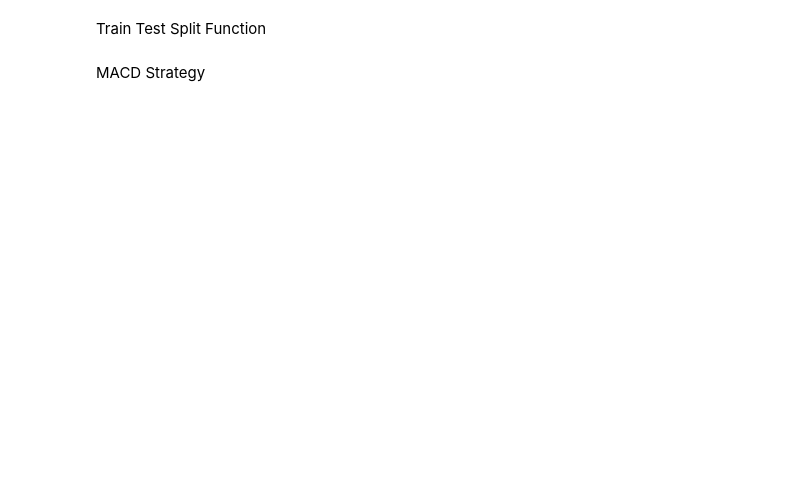
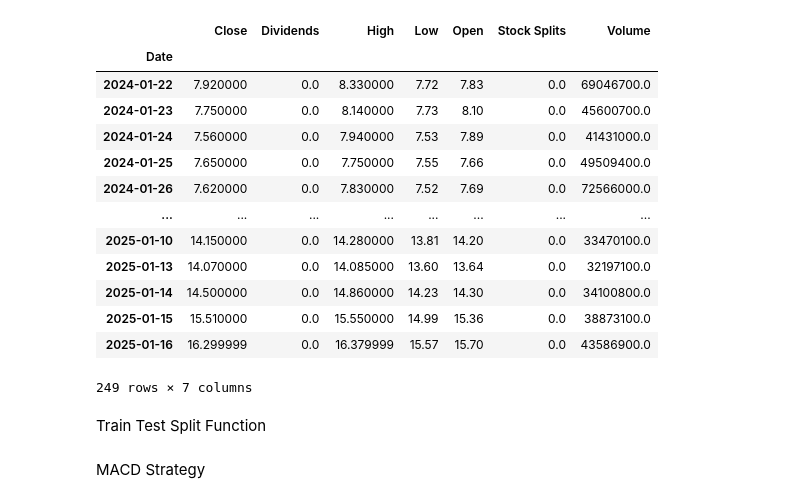
Before and after one commit to mafiom038/qf2103, a Jupyter notebook: SOFI/Strategy_Testing.ipynb, the cells around one changed output. Saved outputs shown, nothing was run; the diff lists cells and outputs as text; code cells hidden in the pictures; blank space fills up the shorter version.

```diff
--- a/SOFI/Strategy_Testing.ipynb
+++ b/SOFI/Strategy_Testing.ipynb
@@ -11,5 +12,21 @@ from sklearn.svm import SVC
 # %%
-sofi = pd.read_csv('SOFI.csv')
+sofi = pd.read_csv('SOFI.csv', parse_dates=['Date'], index_col='Date')
+sofi.dropna()
+# %% [output]
+|  | Close | Dividends | High | Low | Open | Stock Splits | Volume |
+| Date |  |  |  |  |  |  |  |
+| 2024-01-22 | 7.920000 | 0.0 | 8.330000 | 7.72 | 7.83 | 0.0 | 69046700.0 |
+| 2024-01-23 | 7.750000 | 0.0 | 8.140000 | 7.73 | 8.10 | 0.0 | 45600700.0 |
+| 2024-01-24 | 7.560000 | 0.0 | 7.940000 | 7.53 | 7.89 | 0.0 | 41431000.0 |
+| 2024-01-25 | 7.650000 | 0.0 | 7.750000 | 7.55 | 7.66 | 0.0 | 49509400.0 |
+| 2024-01-26 | 7.620000 | 0.0 | 7.830000 | 7.52 | 7.69 | 0.0 | 72566000.0 |
+| ... | ... | ... | ... | ... | ... | ... | ... |
+| 2025-01-10 | 14.150000 | 0.0 | 14.280000 | 13.81 | 14.20 | 0.0 | 33470100.0 |
+| 2025-01-13 | 14.070000 | 0.0 | 14.085000 | 13.60 | 13.64 | 0.0 | 32197100.0 |
+| 2025-01-14 | 14.500000 | 0.0 | 14.860000 | 14.23 | 14.30 | 0.0 | 34100800.0 |
+| 2025-01-15 | 15.510000 | 0.0 | 15.550000 | 14.99 | 15.36 | 0.0 | 38873100.0 |
+| 2025-01-16 | 16.299999 | 0.0 | 16.379999 | 15.57 | 15.70 | 0.0 | 43586900.0 |
+249 rows × 7 columns
 # %% [markdown]
 Train Test Split Function
 # %%
```
Also changed, not shown: parts of 10 cells of this notebook, 1 other file.
